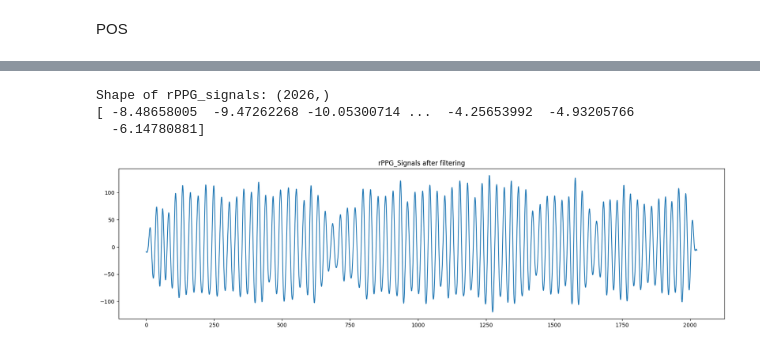
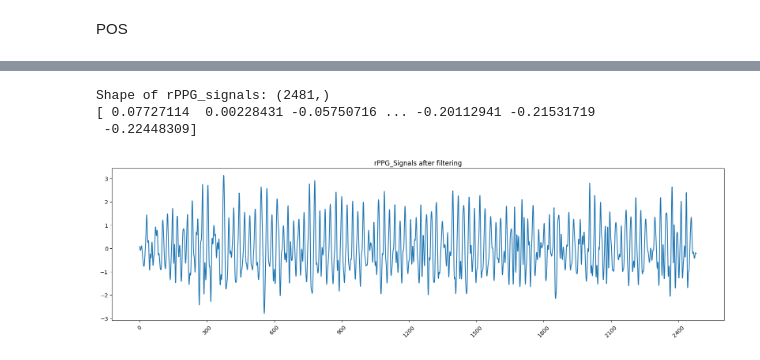
Before and after one commit to Ren1100/remote-PPG, a Jupyter notebook: test.ipynb, the cells around one changed output, grey strips where cells are left out. Drawn from its saved outputs; the diff is of its cells as text; code cells hidden in the pictures.

```diff
--- a/test.ipynb
+++ b/test.ipynb
@@ -14,10 +15,10 @@ import datetime as dt
 # %% [markdown]
 Load File
 # %%
-subject_name = '01-01'
+subject_name = '01-03'
 dataset_path = 'PURE/'
 
-img_frame_path = dataset_path + subject_name + '/01-01/'
+img_frame_path = dataset_path + subject_name + '/01-03/'
 
 png_list = glob(img_frame_path + '*.png')
 png_list.sort(key=lambda f: int(''.join(filter(str.isdigit, f))))
@@ -203,20 +259,26 @@ Shape of rPPG_signals: (2026,)
 # %%
 from scipy import signal
 
-lowcut = 0.8
-highcut = 2
+lowcut = 0.65
+highcut = 4
 
-b, a = signal.butter(2, [lowcut, highcut], btype='bandpass', fs=fps)
+b, a = signal.butter(6, [lowcut, highcut], btype='bandpass', fs=fps)
 rPPG_filtered = signal.filtfilt(b, a, rPPG_signals)
+
+#standardization
+rPPG_filtered = (rPPG_filtered-np.mean(rPPG_filtered))/np.std(rPPG_filtered)
 
 print(f"Shape of rPPG_signals: {rPPG_filtered.shape}")
 print(rPPG_filtered)
 plt.figure(figsize=(20,5))
+# plt.plot(formatted_times, rPPG_filtered)
 plt.plot(rPPG_filtered)
+plt.gca().xaxis.set_major_locator(MaxNLocator(integer=True, nbins=10))  # Set the number of x-ticks to 10
+plt.xticks(rotation=45)  # Rotate labels for better readability
 plt.title(f"rPPG_Signals after filtering")
 plt.show()
 # %% [output]
-Shape of rPPG_signals: (2026,)
-[ -8.48658005  -9.47262268 -10.05300714 ...  -4.25653992  -4.93205766
-  -6.14780881]
+Shape of rPPG_signals: (2481,)
+[ 0.07727114  0.00228431 -0.05750716 ... -0.20112941 -0.21531719
+ -0.22448309]
-[figure, old version]
+[figure, new version]
```
Also changed, not shown: parts of 25 cells of this notebook.
